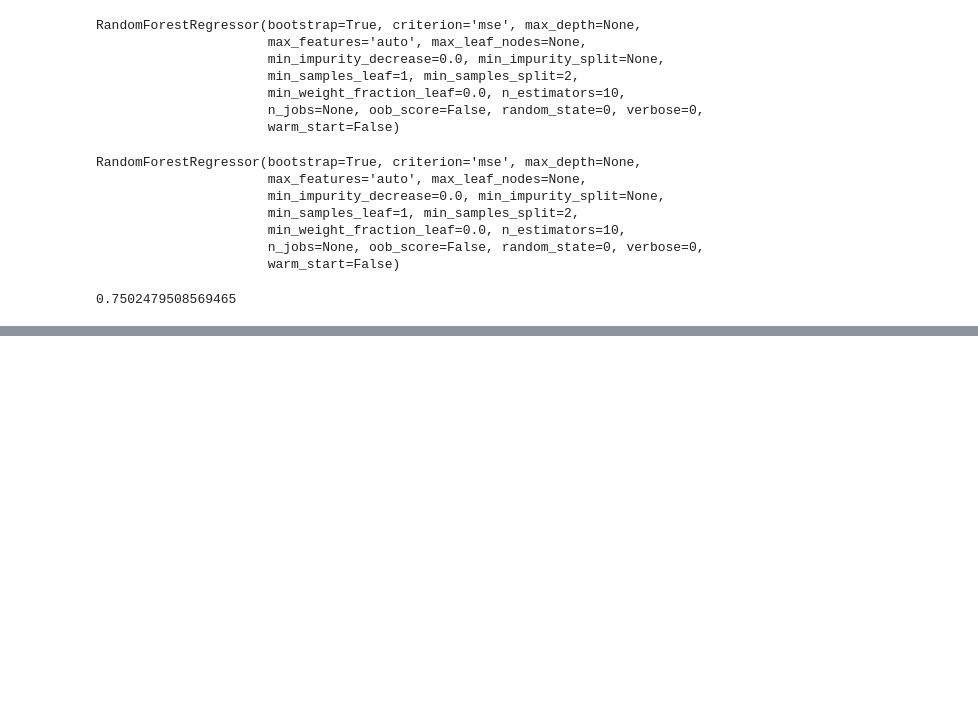
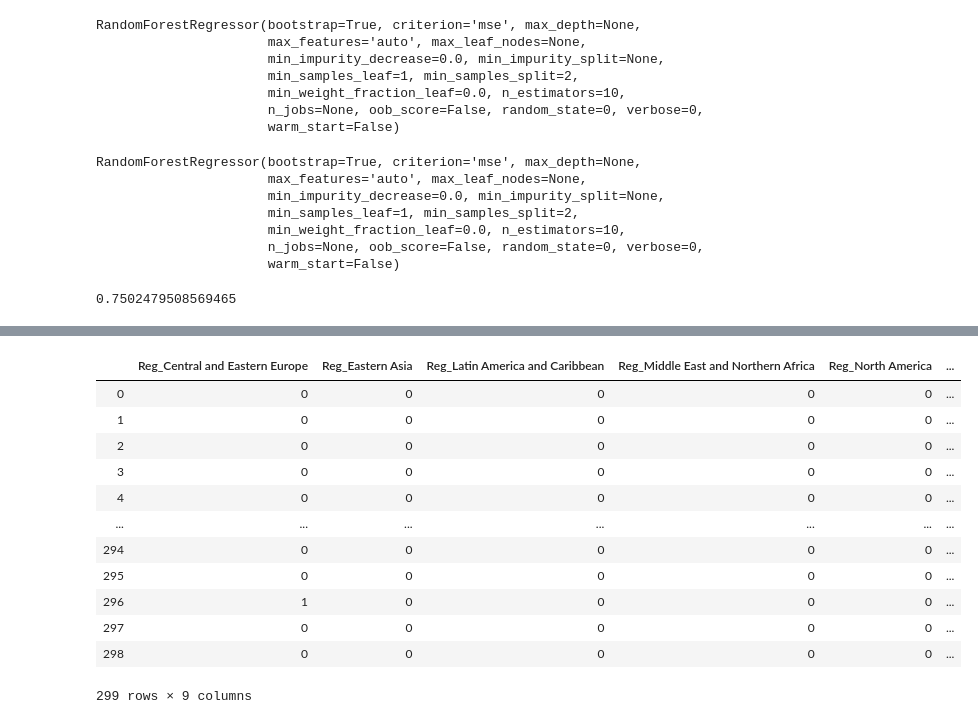
Before and after one commit to kingnmm/py4ds, a Jupyter notebook: FinalProj_NMK.ipynb, the cells around one changed output, grey strips where cells are left out. Cells and saved outputs as stored; diff of their text form; code cells hidden in the pictures; blank space fills up the shorter version.

```diff
--- a/FinalProj_NMK.ipynb
+++ b/FinalProj_NMK.ipynb
@@ -922,0 +983,18 @@ print(r_square3)
+# %%
+# Dropping one of the dummy variable columns for Region
+region_dummies = pd.get_dummies(join_1819_reg.Region, prefix = 'Reg').iloc[:, 1:10]
+region_dummies
+# %% [output]
+|  | Reg_Central and Eastern Europe | Reg_Eastern Asia | Reg_Latin America and Caribbean | Reg_Middle East and Northern Africa | Reg_North America | ... |
+| 0 | 0 | 0 | 0 | 0 | 0 | ... |
+| 1 | 0 | 0 | 0 | 0 | 0 | ... |
+| 2 | 0 | 0 | 0 | 0 | 0 | ... |
+| 3 | 0 | 0 | 0 | 0 | 0 | ... |
+| 4 | 0 | 0 | 0 | 0 | 0 | ... |
+| ... | ... | ... | ... | ... | ... | ... |
+| 294 | 0 | 0 | 0 | 0 | 0 | ... |
+| 295 | 0 | 0 | 0 | 0 | 0 | ... |
+| 296 | 1 | 0 | 0 | 0 | 0 | ... |
+| 297 | 0 | 0 | 0 | 0 | 0 | ... |
+| 298 | 0 | 0 | 0 | 0 | 0 | ... |
+299 rows × 9 columns
```
Also changed, not shown: parts of 22 cells of this notebook.
